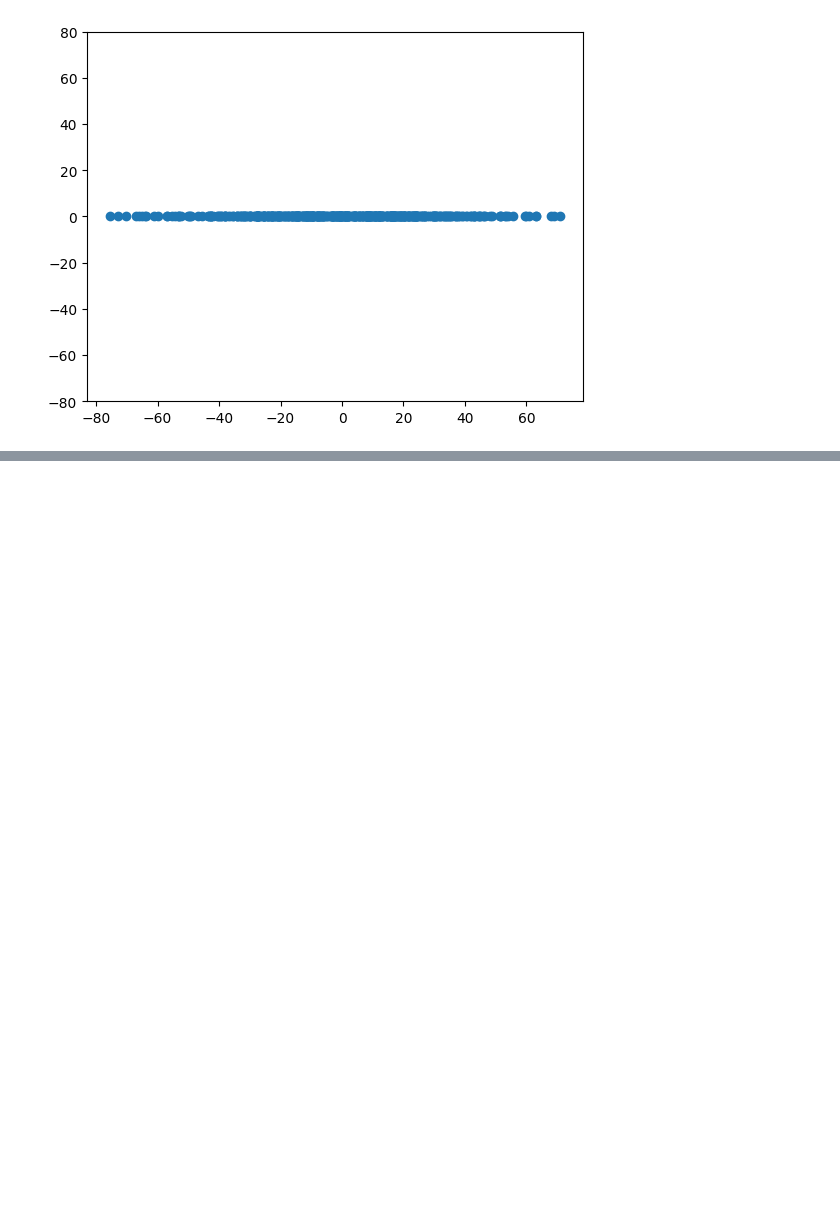
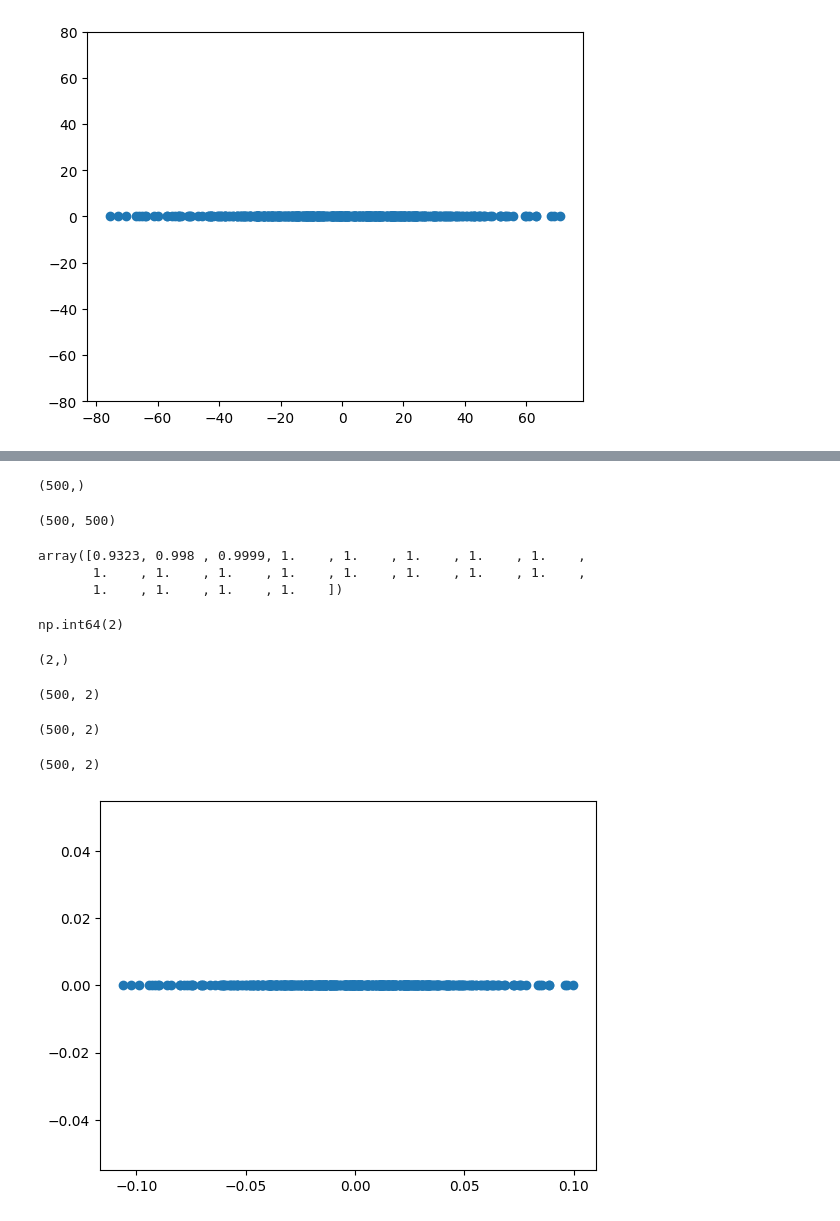
Before and after one commit to k26rahul/Machine-Learning-IITM, a Jupyter notebook: week-2/PCA-demo-2.ipynb, the cells around one changed output, grey strips where cells are left out. Cells and saved outputs as stored; diff of their text form; code cells hidden in the pictures; blank space fills up the shorter version.

```diff
--- a/week-2/PCA-demo-2.ipynb
+++ b/week-2/PCA-demo-2.ipynb
@@ -139,0 +185,43 @@ _ = plt.ylim((-80, 80))
+# %%
+n_lambdas, betas = np.linalg.eigh(K)
+sorted_indices = np.argsort(n_lambdas)[::-1]
+n_lambdas = n_lambdas[sorted_indices]
+betas = betas[:, sorted_indices]
+
+n_lambdas.shape
+betas.shape
+# %% [output]
+(500,)
+(500, 500)
+# %%
+(np.cumsum(n_lambdas) / sum(n_lambdas))[:20]
+k = np.argmax(np.cumsum(n_lambdas) / sum(n_lambdas) >= 0.99) + 1
+k
+# %% [output]
+array([0.9323, 0.998 , 0.9999, 1.    , 1.    , 1.    , 1.    , 1.    ,
+       1.    , 1.    , 1.    , 1.    , 1.    , 1.    , 1.    , 1.    ,
+       1.    , 1.    , 1.    , 1.    ])
+np.int64(2)
+# %%
+n_lambdas = n_lambdas[:k]
+betas = betas[:, :k]
+
+n_lambdas.shape
+betas.shape
+# %% [output]
+(2,)
+(500, 2)
+# %%
+alphas = betas / np.sqrt(n_lambdas).reshape(1, -1)
+alphas.shape
+# %% [output]
+(500, 2)
+# %%
+coefficients = K @ alphas
+coefficients.shape  # n * k
+# %% [output]
+(500, 2)
+# %%
+_ = plt.scatter(*coefficients.T[:1], [0]*n)  # plotting coefficients along top 1 PCs
+# %% [output]
+[figure, added]
```
Also changed, not shown: parts of 9 cells of this notebook, 2 other files.
